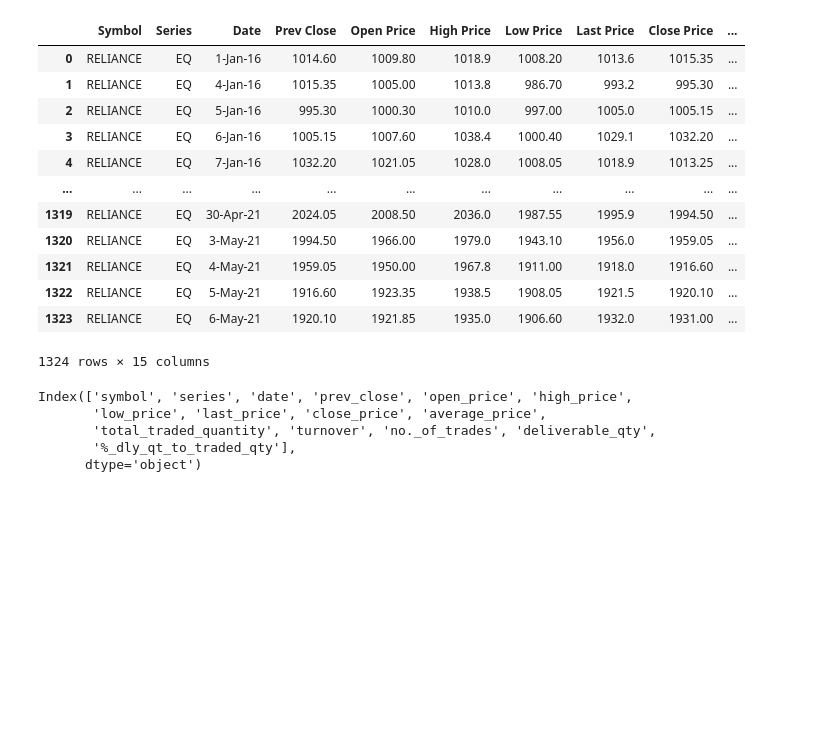
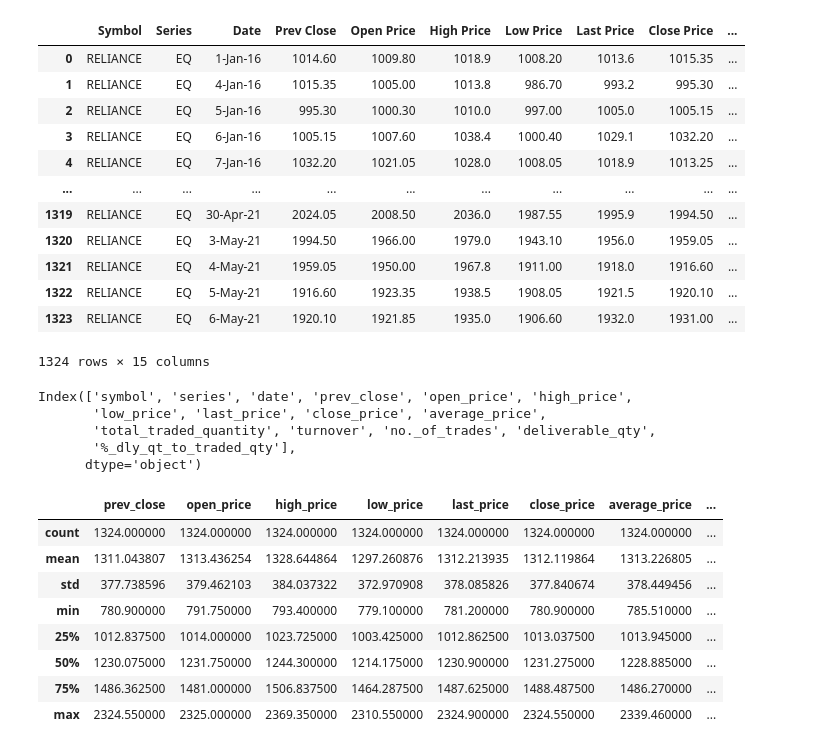
Before and after one commit to Raj-Pansuriya/Data_Science, a Jupyter notebook: linear_regression.ipynb, the cells around one changed output. Cells and saved outputs as stored; diff of their text form; code cells hidden in the pictures; blank space fills up the shorter version.

```diff
--- a/linear_regression.ipynb
+++ b/linear_regression.ipynb
@@ -53,3 +54,15 @@ Index(['symbol', 'series', 'date', 'prev_close', 'open_price', 'high_price',
        'total_traded_quantity', 'turnover', 'no._of_trades', 'deliverable_qty',
        '%_dly_qt_to_traded_qty'],
       dtype='object')
+# %%
+data.describe()
+# %% [output]
+|  | prev_close | open_price | high_price | low_price | last_price | close_price | average_price | ... |
+| count | 1324.000000 | 1324.000000 | 1324.000000 | 1324.000000 | 1324.000000 | 1324.000000 | 1324.000000 | ... |
+| mean | 1311.043807 | 1313.436254 | 1328.644864 | 1297.260876 | 1312.213935 | 1312.119864 | 1313.226805 | ... |
+| std | 377.738596 | 379.462103 | 384.037322 | 372.970908 | 378.085826 | 377.840674 | 378.449456 | ... |
+| min | 780.900000 | 791.750000 | 793.400000 | 779.100000 | 781.200000 | 780.900000 | 785.510000 | ... |
+| 25% | 1012.837500 | 1014.000000 | 1023.725000 | 1003.425000 | 1012.862500 | 1013.037500 | 1013.945000 | ... |
+| 50% | 1230.075000 | 1231.750000 | 1244.300000 | 1214.175000 | 1230.900000 | 1231.275000 | 1228.885000 | ... |
+| 75% | 1486.362500 | 1481.000000 | 1506.837500 | 1464.287500 | 1487.625000 | 1488.487500 | 1486.270000 | ... |
+| max | 2324.550000 | 2325.000000 | 2369.350000 | 2310.550000 | 2324.900000 | 2324.550000 | 2339.460000 | ... |
```
Also changed, not shown: parts of 9 cells of this notebook.
